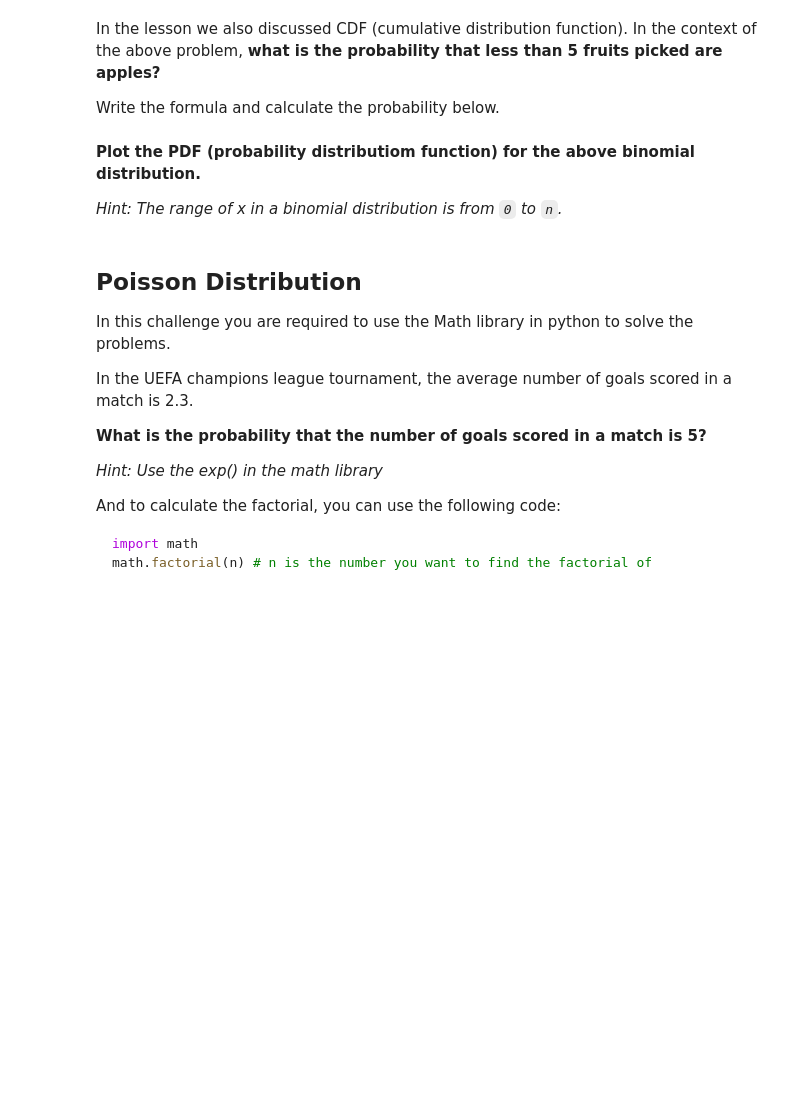
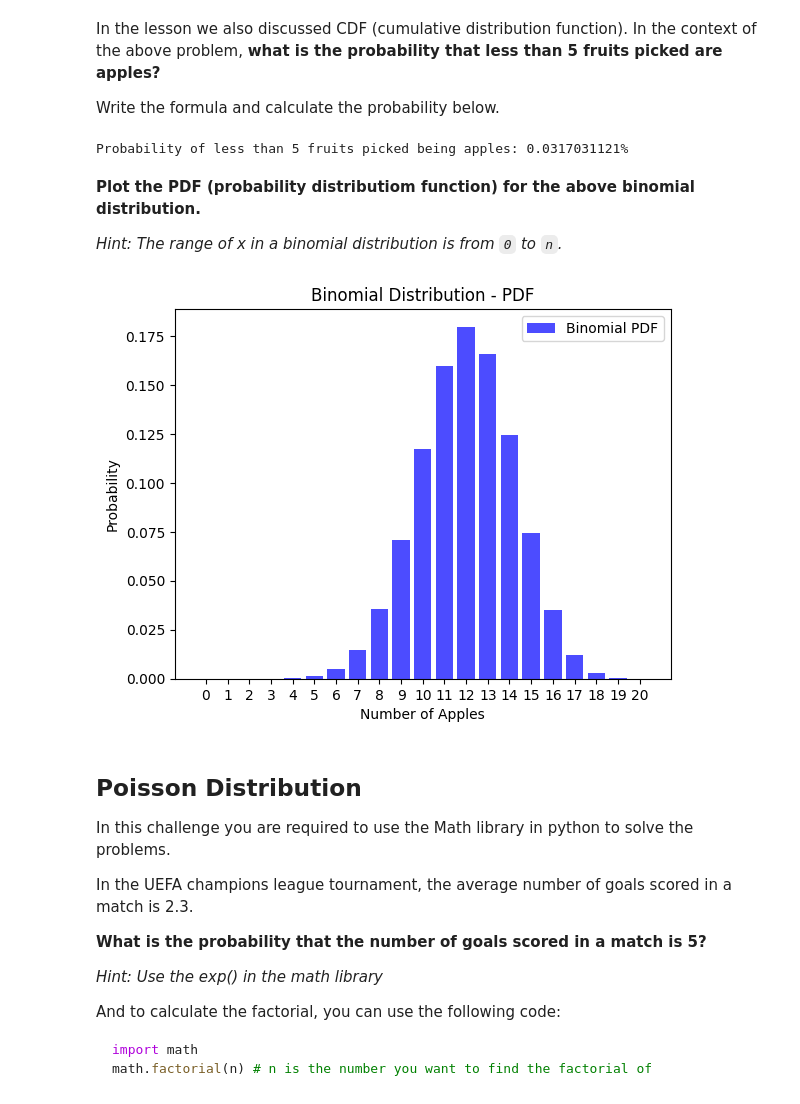
Before and after one commit to Ironhack-Data-Madrid-Octubre-2023/6.1-lab_discrete_probability_distributions, a Jupyter notebook: your-code/main.ipynb, the cells around one changed output. Drawn from its saved outputs; the diff is of its cells as text; code cells hidden in the pictures; blank space fills up the shorter version.

```diff
--- a/your-code/main.ipynb
+++ b/your-code/main.ipynb
@@ -69,3 +99,16 @@ Write the formula and calculate the probability below.
+# %%
+probability_apple = 0.6
+probability_orange = 0.4
+
+# Number of trials (fruits picked)
+n = 20
+
+# Calculate cumulative probability of less than 5 apples using the binomial distribution
+cumulative_prob_less_than_5_apples = binom.cdf(4, n, probability_apple)
+
+print(f"Probability of less than 5 fruits picked being apples: {cumulative_prob_less_than_5_apples * 100:.10f}%")
+# %% [output]
+Probability of less than 5 fruits picked being apples: 0.0317031121%
 # %% [markdown]
 **Plot the PDF (probability distributiom function) for the above binomial distribution.**
 
@@ -76,3 +116,26 @@ Write the formula and calculate the probability below.
+# %%
+probability_apple = 0.6
+probability_orange = 0.4
+
+# Number of trials (fruits picked)
+n = 20
+
+# Generate x values (number of apples)
+x_values = np.arange(0, n+1)
+
+# Calculate the corresponding probabilities using the binomial distribution
+probabilities = binom.pmf(x_values, n, probability_apple)
+
+# Plot
+plt.bar(x_values, probabilities, color='blue', alpha=0.7, label='Binomial PDF')
+plt.title('Binomial Distribution - PDF')
+plt.xlabel('Number of Apples')
+plt.ylabel('Probability')
+plt.xticks(x_values)
+plt.legend()
+plt.show()
+# %% [output]
+[figure, added]
 # %% [markdown]
 ## Poisson Distribution
 
```
Also changed, not shown: parts of 15 cells of this notebook.
